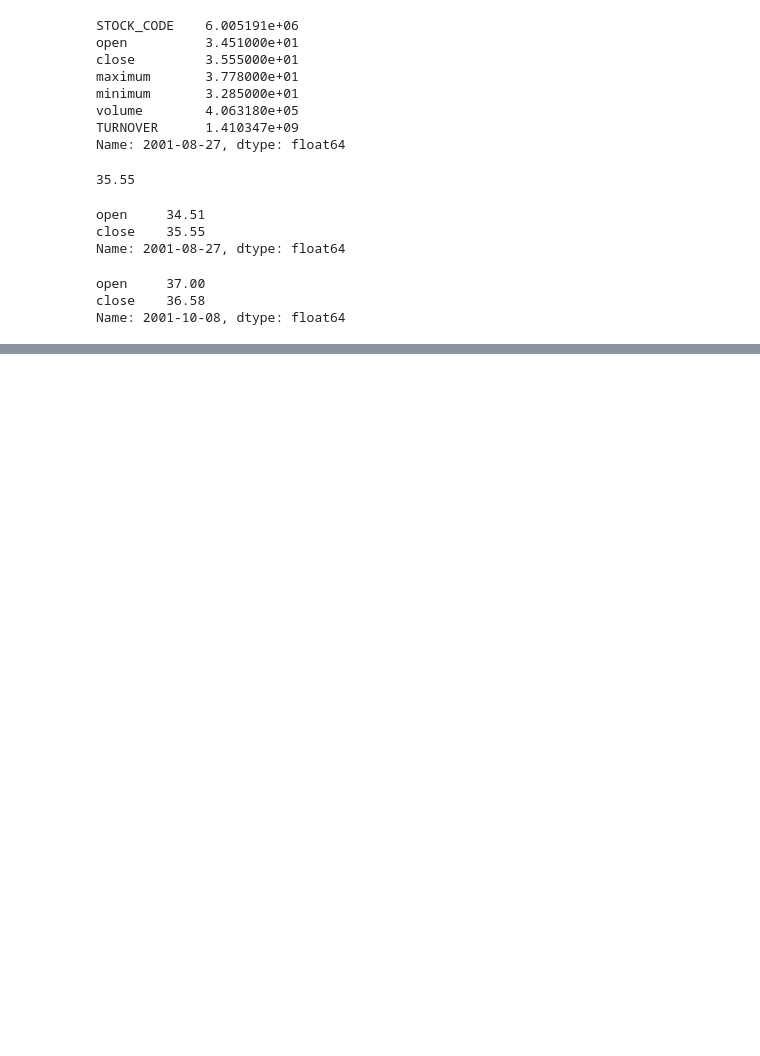
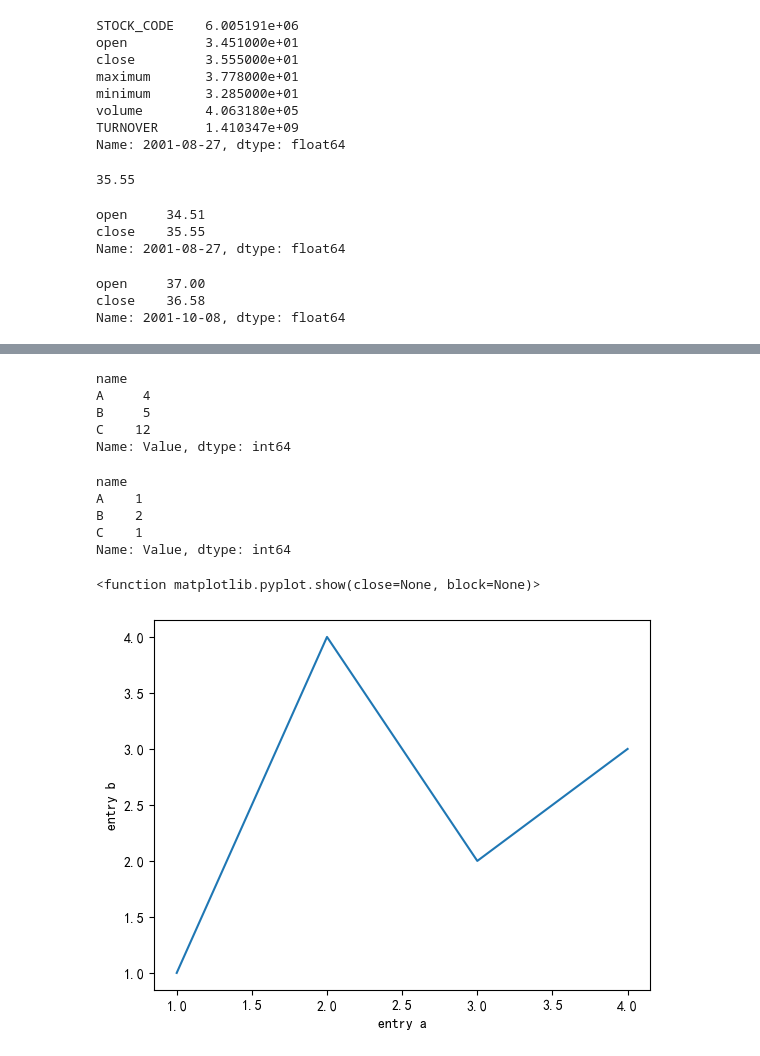
Before and after one commit to Chenling2580/Chenling, a Jupyter notebook: 05-dateframe.ipynb, the cells around one changed output, grey strips where cells are left out. Cells and saved outputs as stored; diff of their text form; code cells hidden in the pictures; blank space fills up the shorter version.

```diff
--- a/05-dateframe.ipynb
+++ b/05-dateframe.ipynb
@@ -143,0 +259,41 @@ Name: 2001-10-08, dtype: float64
+# %%
+df = pd.DataFrame({
+    "name": ["A","B","C","B","C","A","C"],
+    "Value": [1,3,7,2,4,3,1]
+})
+df.groupby("name")["Value"].sum()
+# %% [output]
+name
+A     4
+B     5
+C    12
+Name: Value, dtype: int64
+# %%
+df = pd.DataFrame({
+    "name": ["A","B","C","B","C","A","C"],
+    "Value": [1,3,7,2,4,3,1]
+})
+df.groupby("name")["Value"].min()
+# %% [output]
+name
+A    1
+B    2
+C    1
+Name: Value, dtype: int64
+# %%
+import matplotlib.pyplot as plt
+plt.rcParams["font.sans-serif"]=["simhei"]#设置字体
+plt.rcParams["figure.figsize"]=(6.4,4.8)#设置字体
+plt.rcParams["axes.unicode_minus"]=False#该语句解决图像中的“-”负号乱码问题
+# %%
+x = [1,2,3,4]
+y = [1,4,2,3]
+# %%
+fig, ax = plt.subplots()
+ax.plot(x,y)
+ax.set_xlabel('entry a')
+ax.set_ylabel('entry b')
+plt.show
+# %% [output]
+<function matplotlib.pyplot.show(close=None, block=None)>
+[figure, added]
```
Also changed, not shown: parts of 10 cells of this notebook, 1 other file.
